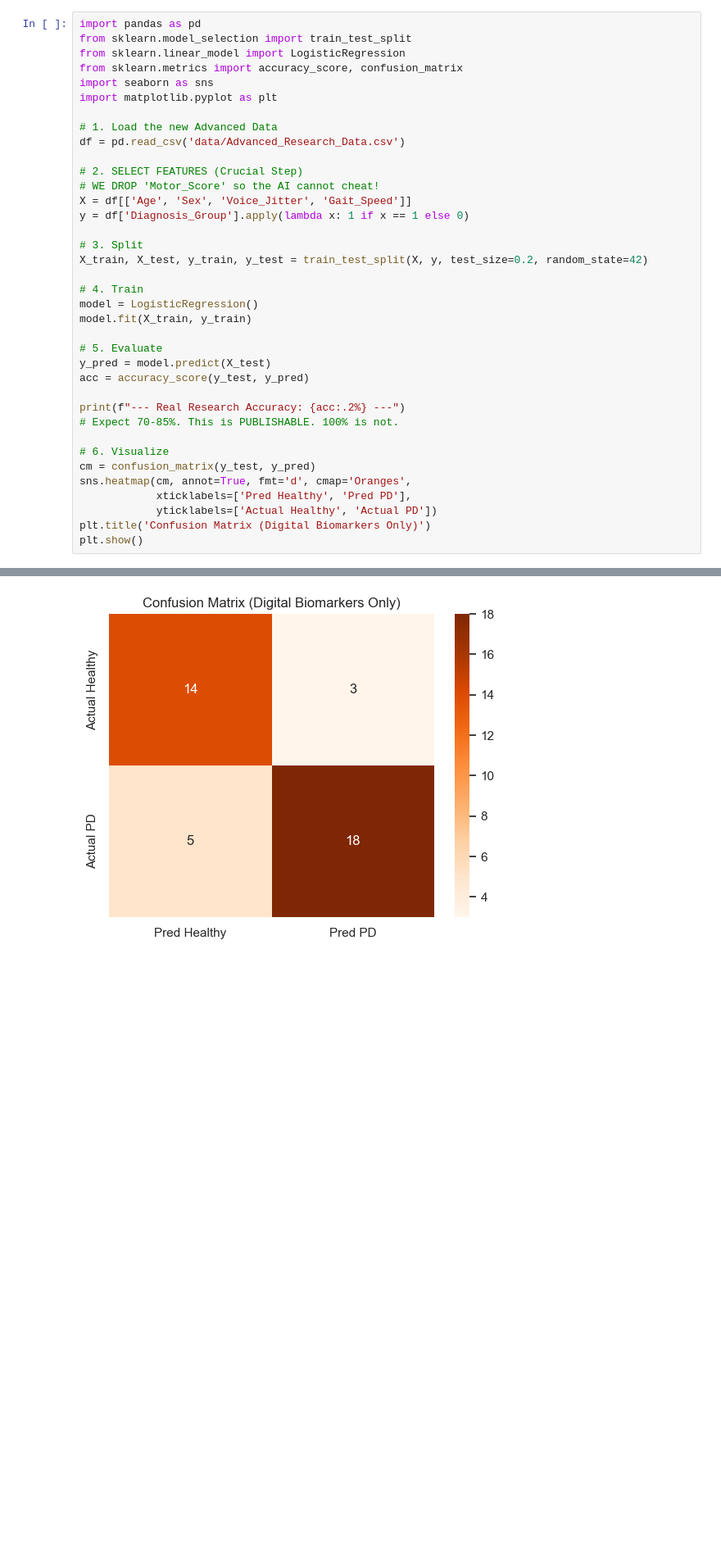
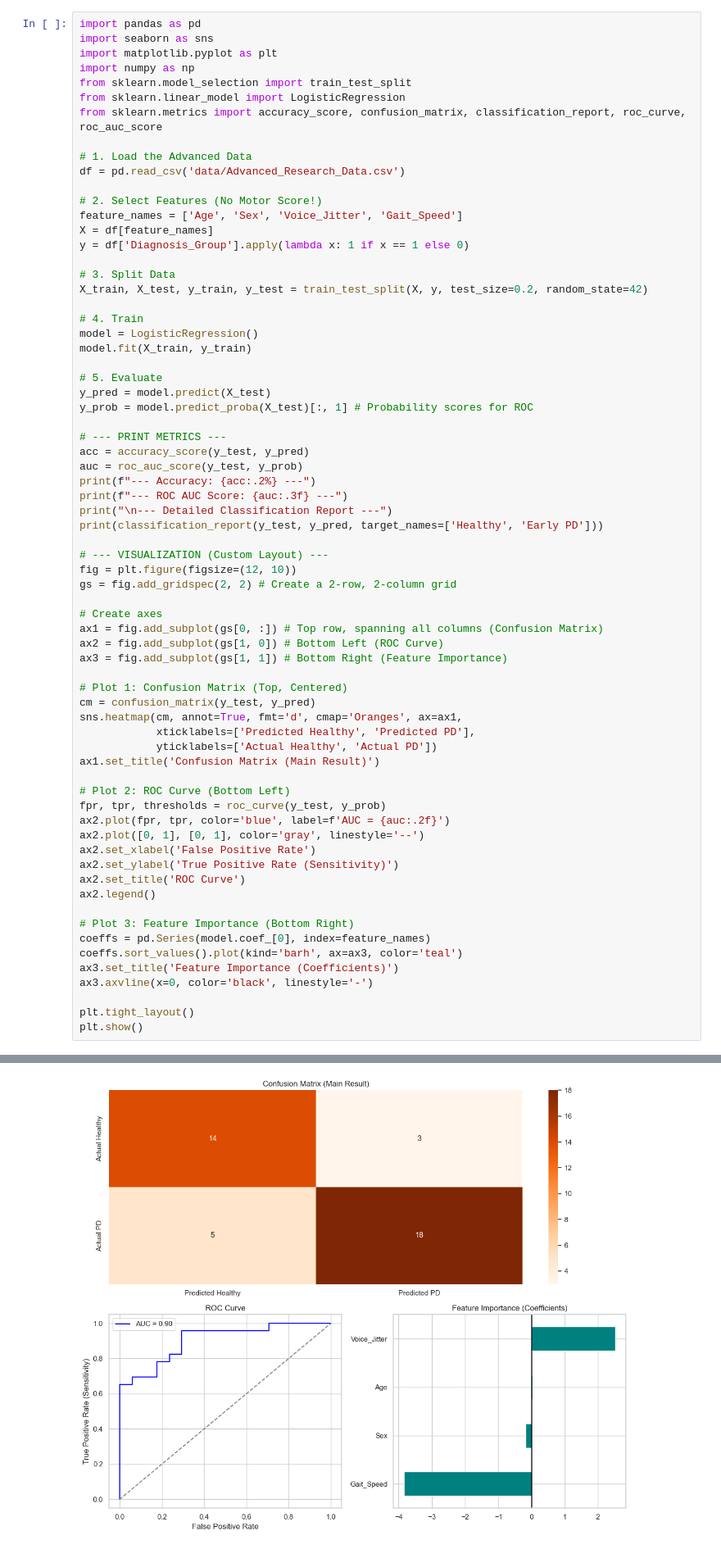
Before and after one commit to soulpython007/PPMI_Parkinsons_Early_Detection, a Jupyter notebook: notebooks/test_setup.ipynb, the cells around one changed output, grey strips where cells are left out. Shown at 82% size. Saved outputs shown, nothing was run; the diff lists cells and outputs as text; blank space fills up the shorter version.

```diff
--- a/notebooks/test_setup.ipynb
+++ b/notebooks/test_setup.ipynb
@@ -193,20 +230,21 @@ Passing `palette` without assigning `hue` is deprecated and will be removed in v
 # %%
 import pandas as pd
+import seaborn as sns
+import matplotlib.pyplot as plt
+import numpy as np
 from sklearn.model_selection import train_test_split
 from sklearn.linear_model import LogisticRegression
-from sklearn.metrics import accuracy_score, confusion_matrix
-import seaborn as sns
-import matplotlib.pyplot as plt
+from sklearn.metrics import accuracy_score, confusion_matrix, classification_report, roc_curve, roc_auc_score
 
-# 1. Load the new Advanced Data
+# 1. Load the Advanced Data
 df = pd.read_csv('data/Advanced_Research_Data.csv')
 
-# 2. SELECT FEATURES (Crucial Step)
-# WE DROP 'Motor_Score' so the AI cannot cheat!
-X = df[['Age', 'Sex', 'Voice_Jitter', 'Gait_Speed']]
+# 2. Select Features (No Motor Score!)
+feature_names = ['Age', 'Sex', 'Voice_Jitter', 'Gait_Speed']
+X = df[feature_names]
 y = df['Diagnosis_Group'].apply(lambda x: 1 if x == 1 else 0)
 
-# 3. Split
+# 3. Split Data
 X_train, X_test, y_train, y_test = train_test_split(X, y, test_size=0.2, random_state=42)
 
 # 4. Train
@@ -215,16 +253,47 @@ model.fit(X_train, y_train)
 
 # 5. Evaluate
 y_pred = model.predict(X_test)
+y_prob = model.predict_proba(X_test)[:, 1] # Probability scores for ROC
+
+# --- PRINT METRICS ---
 acc = accuracy_score(y_test, y_pred)
+auc = roc_auc_score(y_test, y_prob)
+print(f"--- Accuracy: {acc:.2%} ---")
+print(f"--- ROC AUC Score: {auc:.3f} ---")
+print("\n--- Detailed Classification Report ---")
+print(classification_report(y_test, y_pred, target_names=['Healthy', 'Early PD']))
 
-print(f"--- Real Research Accuracy: {acc:.2%} ---")
-# Expect 70-85%. This is PUBLISHABLE. 100% is not.
+# --- VISUALIZATION (Custom Layout) ---
+fig = plt.figure(figsize=(12, 10))
+gs = fig.add_gridspec(2, 2) # Create a 2-row, 2-column grid
 
-# 6. Visualize
+# Create axes
+ax1 = fig.add_subplot(gs[0, :]) # Top row, spanning all columns (Confusion Matrix)
+ax2 = fig.add_subplot(gs[1, 0]) # Bottom Left (ROC Curve)
+ax3 = fig.add_subplot(gs[1, 1]) # Bottom Right (Feature Importance)
+
+# Plot 1: Confusion Matrix (Top, Centered)
 cm = confusion_matrix(y_test, y_pred)
-sns.heatmap(cm, annot=True, fmt='d', cmap='Oranges',
-            xticklabels=['Pred Healthy', 'Pred PD'],
+sns.heatmap(cm, annot=True, fmt='d', cmap='Oranges', ax=ax1,
+            xticklabels=['Predicted Healthy', 'Predicted PD'],
             yticklabels=['Actual Healthy', 'Actual PD'])
-plt.title('Confusion Matrix (Digital Biomarkers Only)')
+ax1.set_title('Confusion Matrix (Main Result)')
+
+# Plot 2: ROC Curve (Bottom Left)
+fpr, tpr, thresholds = roc_curve(y_test, y_prob)
+ax2.plot(fpr, tpr, color='blue', label=f'AUC = {auc:.2f}')
+ax2.plot([0, 1], [0, 1], color='gray', linestyle='--')
+ax2.set_xlabel('False Positive Rate')
+ax2.set_ylabel('True Positive Rate (Sensitivity)')
+ax2.set_title('ROC Curve')
+ax2.legend()
+
+# Plot 3: Feature Importance (Bottom Right)
+coeffs = pd.Series(model.coef_[0], index=feature_names)
+coeffs.sort_values().plot(kind='barh', ax=ax3, color='teal')
+ax3.set_title('Feature Importance (Coefficients)')
+ax3.axvline(x=0, color='black', linestyle='-')
+
+plt.tight_layout()
 plt.show()
 # %% [output]
@@ -232,4 +312,4 @@ plt.show()
-[figure, old version]
+[figure, new version]
 # %%
 import pandas as pd
 import shap
```
Also changed, not shown: parts of 7 cells of this notebook.
